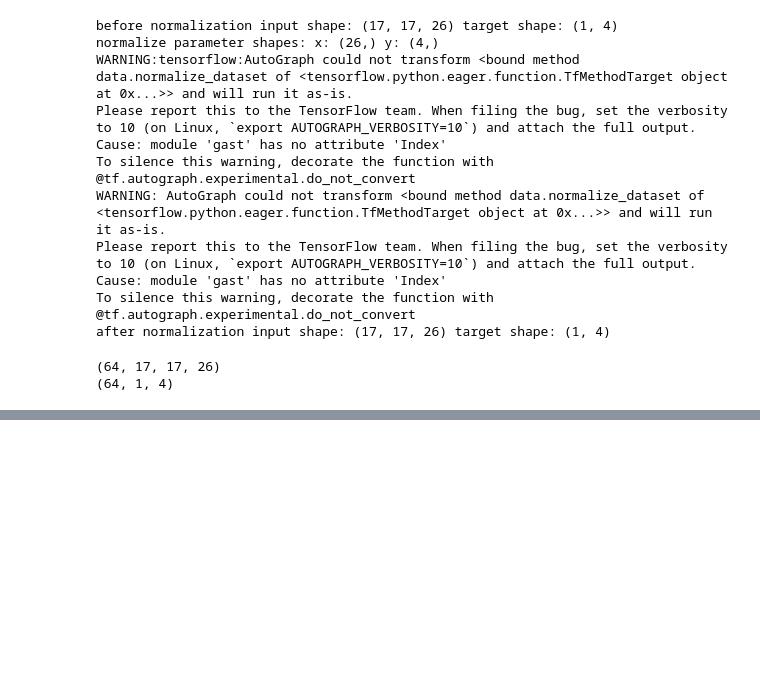
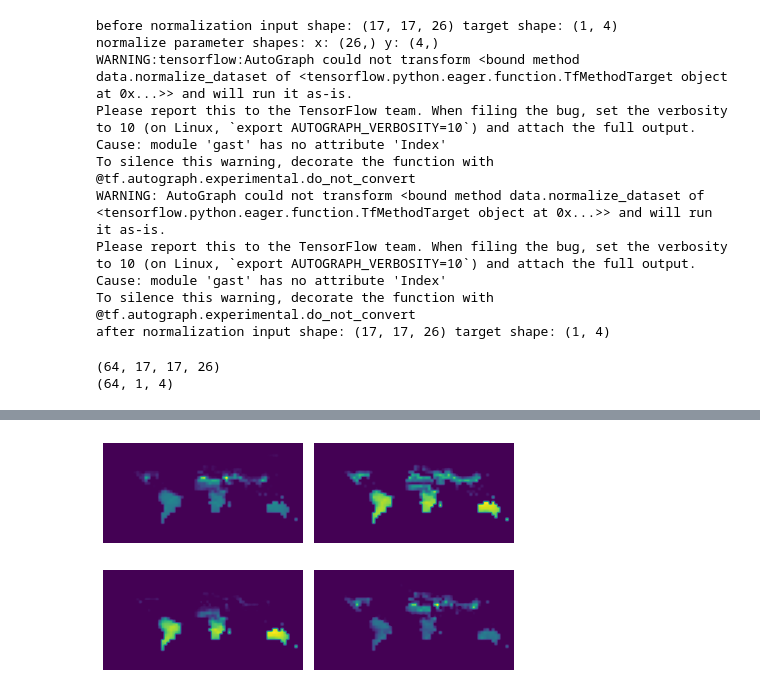
Before and after one commit to lbuerger/iANNwTF_Project, a Jupyter notebook: crop_yield.ipynb, the cells around one changed output, grey strips where cells are left out. Saved outputs shown, nothing was run; the diff lists cells and outputs as text; code cells hidden in the pictures; blank space fills up the shorter version.

```diff
--- a/crop_yield.ipynb
+++ b/crop_yield.ipynb
@@ -506,28 +544,28 @@ plt.show()
 # %%
 # future prediction
-model = tf.keras.models.load_model(drive_str+"/Model/modelX")
+model = tf.keras.models.load_model(drive_str+"/Model/modelX1")
 
 fut_map = [np.zeros((80,36,72,4)), np.zeros((80,36,72,4)), np.zeros((80,36,72,4))]
 time0 = time.time()
 for scenario_number in range(3):
-  for i in range(80):
-    year = 2021 + i
-    x_batch_list = []
-    lat_lon_list = []
+    for i in range(80):
+        year = 2021 + i
+        x_batch_list = []
+        lat_lon_list = []
 
-    np.zeros((36,72,4))
-    for lat in np.arange(box_width,180-box_width,5):
-        for lon in np.arange(box_width,360-box_width,5):
-            if data_obj.fut_data[scenario_number][year][lat,lon,-1] == 1:
-                x = data_obj.fut_data[scenario_number][year][lat-box_width:lat+box_width+1,lon-box_width:lon+box_width+1,:]
-                x_batch_list.append(x)
-                lat_lon_list.append((int(lat/5),int(lon/5)))
-    x_batch = np.stack(x_batch_list)
-    x_norm = (x_batch - data_obj.norm_params[0][0]) / data_obj.norm_params[0][1]
-    y_batch = model(x_norm)
-    y_norm = y_batch * data_obj.norm_params[1][1] + data_obj.norm_params[1][0]
+        np.zeros((36,72,4))
+        for lat in np.arange(box_width,180-box_width,5):
+            for lon in np.arange(box_width,360-box_width,5):
+                if data_obj.fut_data[scenario_number][year][lat,lon,-1] == 1:
+                    x = data_obj.fut_data[scenario_number][year][lat-box_width:lat+box_width+1,lon-box_width:lon+box_width+1,:]
+                    x_batch_list.append(x)
+                    lat_lon_list.append((int(lat/5),int(lon/5)))
+        x_batch = np.stack(x_batch_list)
+        x_norm = (x_batch - data_obj.norm_params[0][0]) / data_obj.norm_params[0][1]
+        y_batch = model(x_norm)
+        y_norm = y_batch * data_obj.norm_params[1][1] + data_obj.norm_params[1][0]
 
-    for y, lat_lon in zip(y_norm, lat_lon_list):
-        fut_map[scenario_number][i,lat_lon[0],lat_lon[1],:] = y[:]
+        for y, lat_lon in zip(y_norm, lat_lon_list):
+            fut_map[scenario_number][i,lat_lon[0],lat_lon[1],:] = y[:]
 
 print("Needed {:.1f}s".format(time.time()-time0))
@@ -542,2 +586,12 @@ plt.show()
+# %%
+# predicted crop yield distribution for the year 2050 in the ssp585 scenario
+fig, axes = plt.subplots(2,2)
+for ax,i in zip(axes.flat,range(4)):
+    im = ax.imshow(fut_map[2][29,:,:,i], origin="lower", vmin=0)
+    ax.axis('off')
+plt.tight_layout()
+plt.show()
+# %% [output]
+[figure, added]
 # %%
 for map,scenario in zip(fut_map,["ssp126", "ssp370", "ssp585"]):
```
Also changed, not shown: parts of 10 cells of this notebook, 5 other files.
